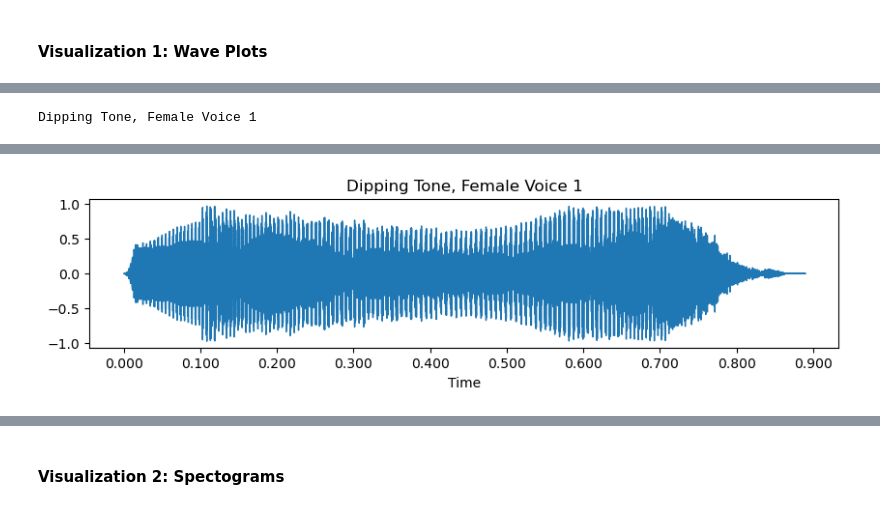
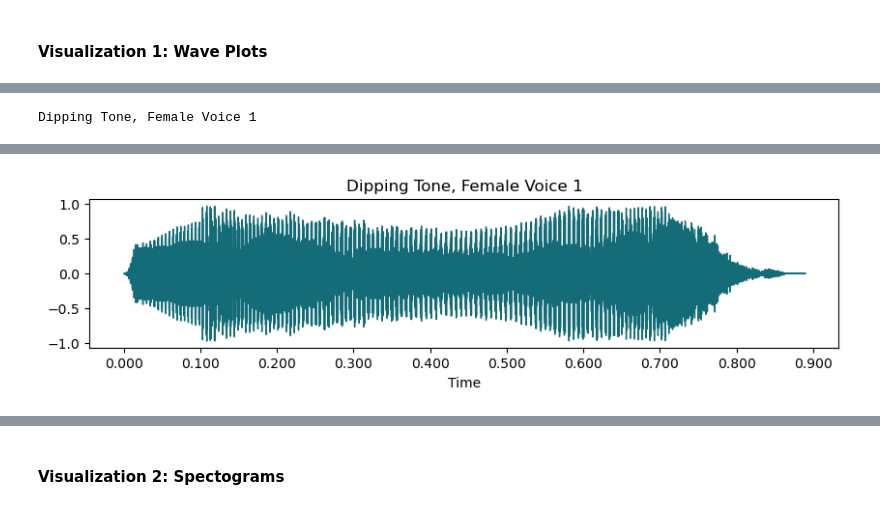
Before and after one commit to charlotteavra/mouth_robot, a Jupyter notebook: mouth_robot_audio_visuals.ipynb, the cells around one changed output, grey strips where cells are left out. Cells and saved outputs as stored; diff of their text form; code cells hidden in the pictures.

```diff
--- a/mouth_robot_audio_visuals.ipynb
+++ b/mouth_robot_audio_visuals.ipynb
@@ -86,13 +103,13 @@ High Level Tone, Robot (Compressed and Pitch Shifted):
 # %%
 plt.figure(figsize=(10, 2))
 plt.title('Dipping Tone, Female Voice 1')
-librosa.display.waveshow(dip_h, sr=dip_sr_h)
+librosa.display.waveshow(dip_h, sr=dip_sr_h, color='#146C78')
 print('Dipping Tone, Female Voice 1')
 ipd.Audio(data = dip_h, rate = dip_sr_h)
 # %% [output]
 Dipping Tone, Female Voice 1
 [interactive output not drawn]
-[figure, old version]
+[figure, new version]
 # %%
 plt.figure(figsize=(10, 2))
 plt.title('Dipping Tone, Robot (Raw/Unprocessed)')
```
Also changed, not shown: parts of 15 cells of this notebook, 1 other file.
